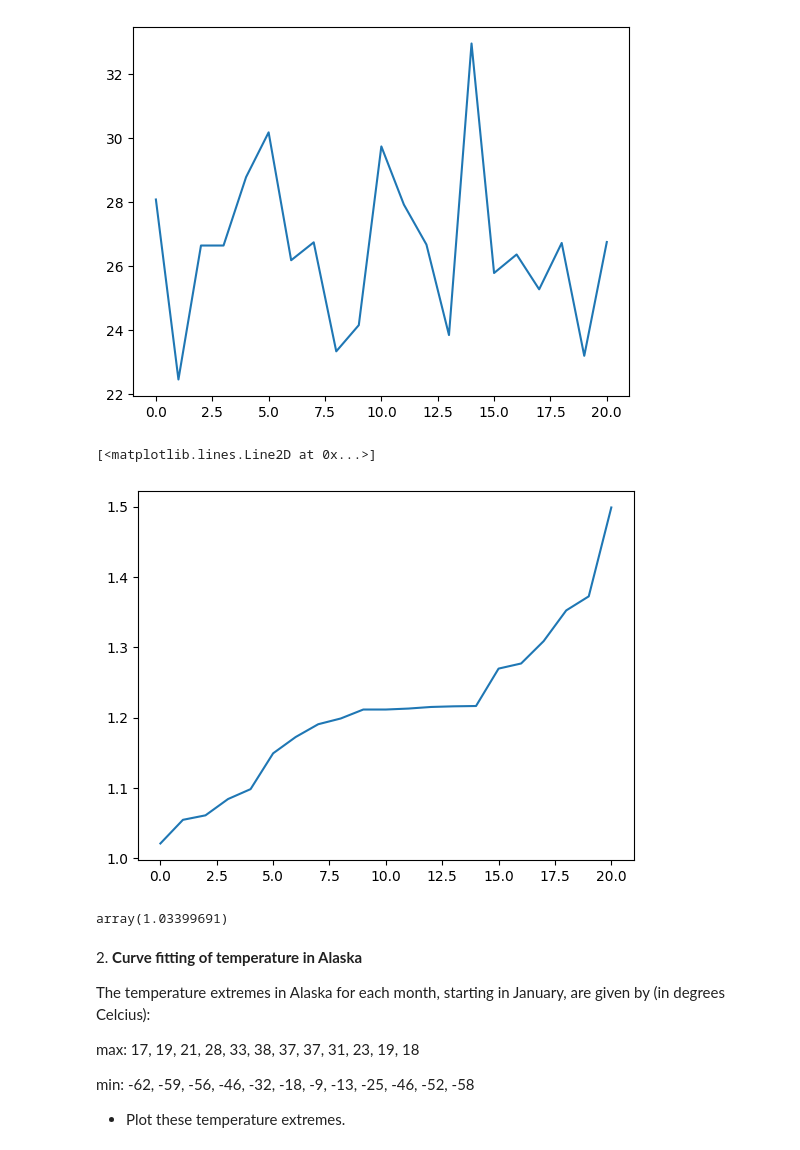
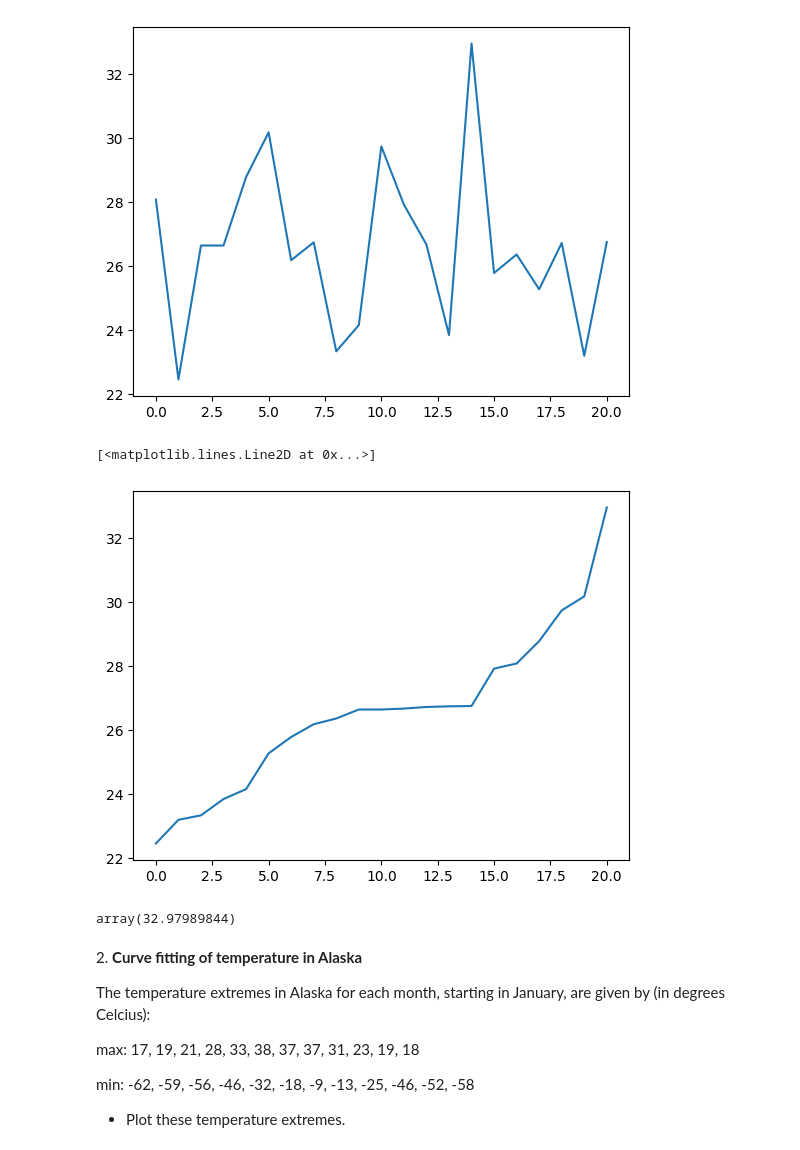
Before and after one commit to paololapo/LaboratoryOfComputationalPhysics_Y6, a Jupyter notebook: 09ex_Algorithms.ipynb, the cells around one changed output. Cells and saved outputs as stored; diff of their text form; code cells hidden in the pictures.

```diff
--- a/09ex_Algorithms.ipynb
+++ b/09ex_Algorithms.ipynb
@@ -38,18 +38,18 @@ plt.plot(max_speeds)
 [<matplotlib.lines.Line2D at 0x...>]
 [figure]
 # %%
-max_speeds = max_speeds/(years_nb + 1)
+prob = np.arange(start=1, stop=22)/(22)
 sorted_speeds = np.sort(max_speeds)
 plt.plot(sorted_speeds)
 # %% [output]
 [<matplotlib.lines.Line2D at 0x...>]
-[figure, old version]
+[figure, new version]
 # %%
 from scipy.interpolate import UnivariateSpline
-fitted_speeds = UnivariateSpline(np.arange(years_nb), sorted_speeds)
-fitted_speeds(0.8)
+fitted_speeds = UnivariateSpline(prob, sorted_speeds)
+fitted_speeds(1-0.02)
 # %% [output]
-array(1.03399691)
+array(32.97989844)
 # %% [markdown]
 2\. **Curve fitting of temperature in Alaska**
 
```
Also changed, not shown: parts of 8 cells of this notebook, 1 other file.
